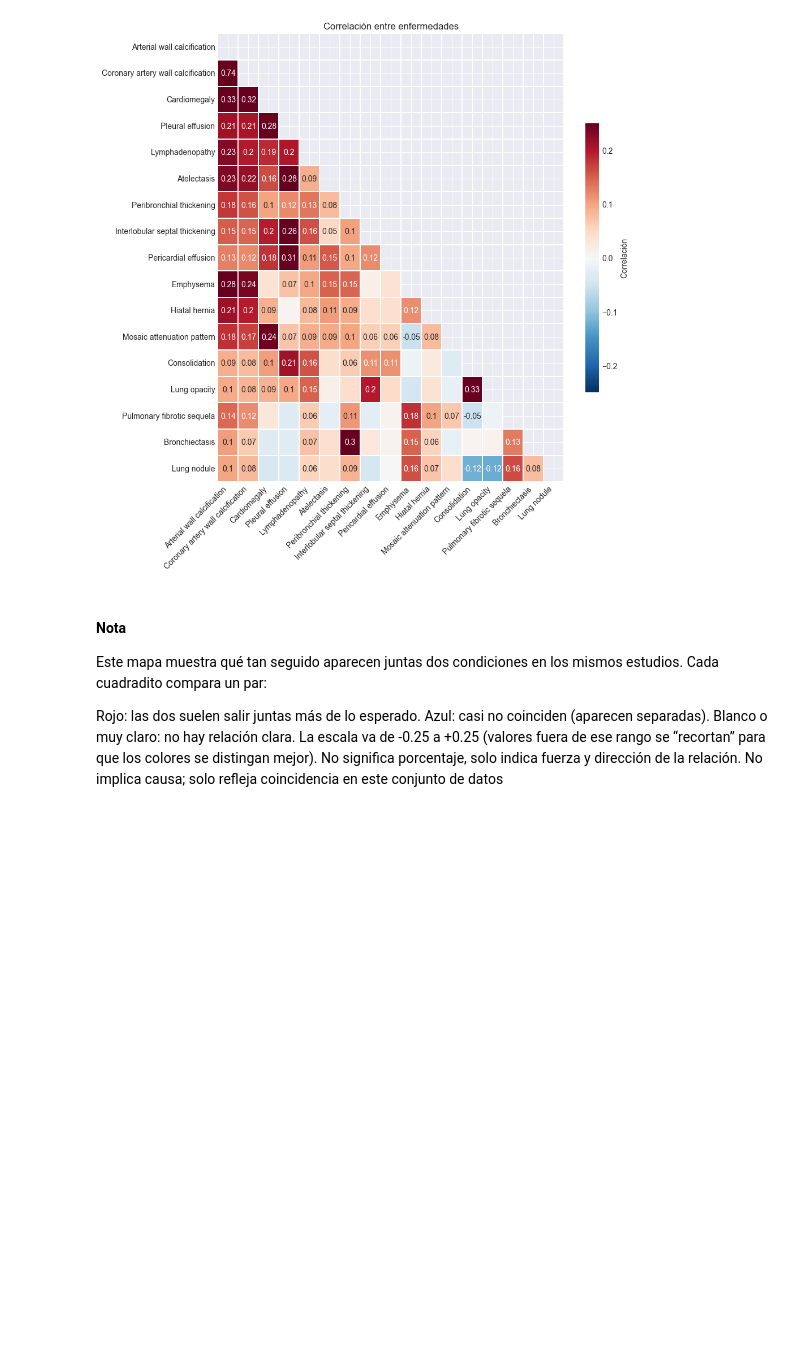
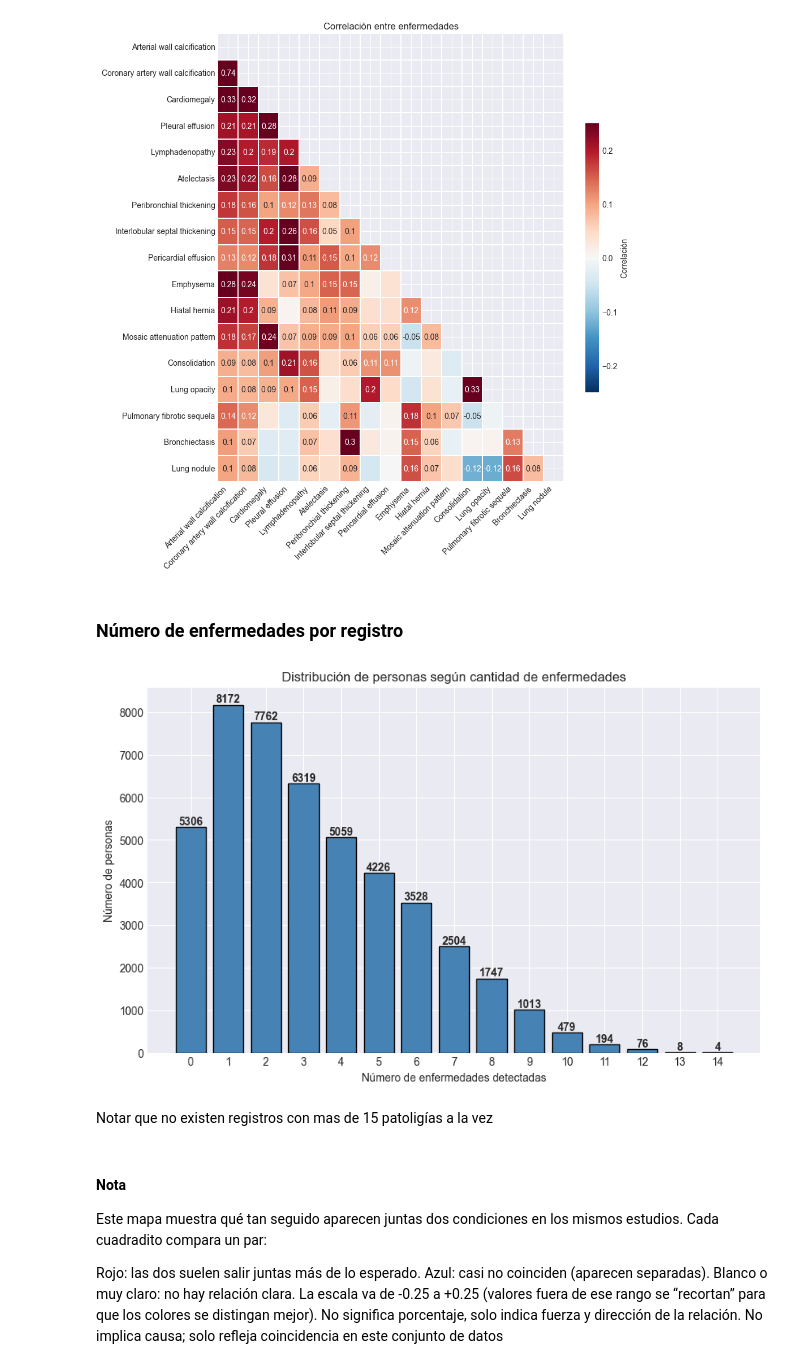
Before and after one commit to JeroHoyos/Reto-VLM3D-UNALMED, a Jupyter notebook: notebooks/enfermedades.ipynb, the cells around one changed output. Cells and saved outputs as stored; diff of their text form; code cells hidden in the pictures; blank space fills up the shorter version.

```diff
--- a/notebooks/enfermedades.ipynb
+++ b/notebooks/enfermedades.ipynb
@@ -144,6 +145,36 @@ plt.tight_layout()
 plt.show()
 # %% [output]
 [figure]
+# %% [markdown]
+### **Número de enfermedades por registro**
+# %%
+df.loc[:, "n_enfermedades"] = df[disease_cols].sum(axis=1)
+
+rango = range(0, int(df["n_enfermedades"].max()) + 1)
+conteo = df["n_enfermedades"].value_counts().reindex(rango, fill_value=0)
+
+plt.figure(figsize=(10,6), facecolor="white")
+bars = plt.bar(conteo.index, conteo.values, color="steelblue", edgecolor="black")
+
+plt.xlabel("Número de enfermedades detectadas")
+plt.ylabel("Número de personas")
+plt.title("Distribución de personas según cantidad de enfermedades")
+plt.xticks(conteo.index)
+
+for bar in bars:
+    height = bar.get_height()
+    plt.text(
+        bar.get_x() + bar.get_width()/2,
+        height + 1,
+        f"{int(height)}",
+        ha="center", va="bottom", fontsize=10, fontweight="bold"
+    )
+
+plt.show()
+# %% [output]
+[figure, added]
+# %% [markdown]
+Notar que no existen registros con mas de 15 patoligías a la vez
 # %% [markdown]
 #### Nota
 
```
Also changed, not shown: parts of 12 cells of this notebook.
